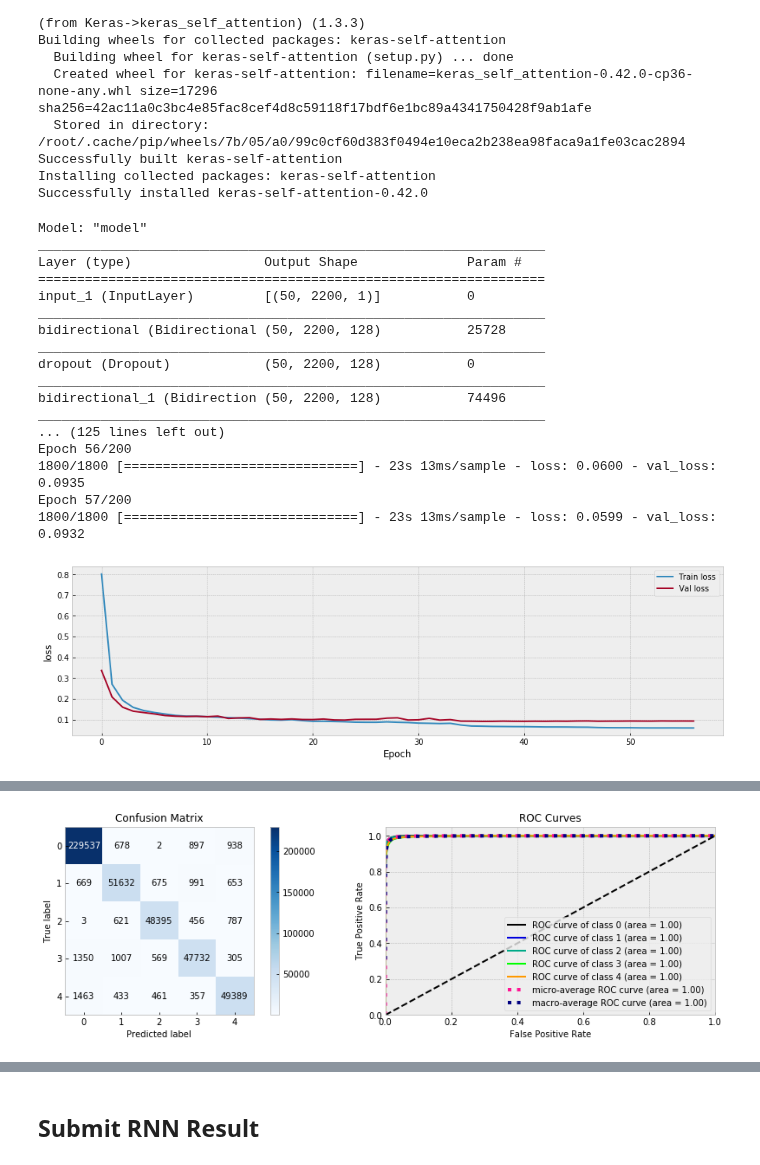
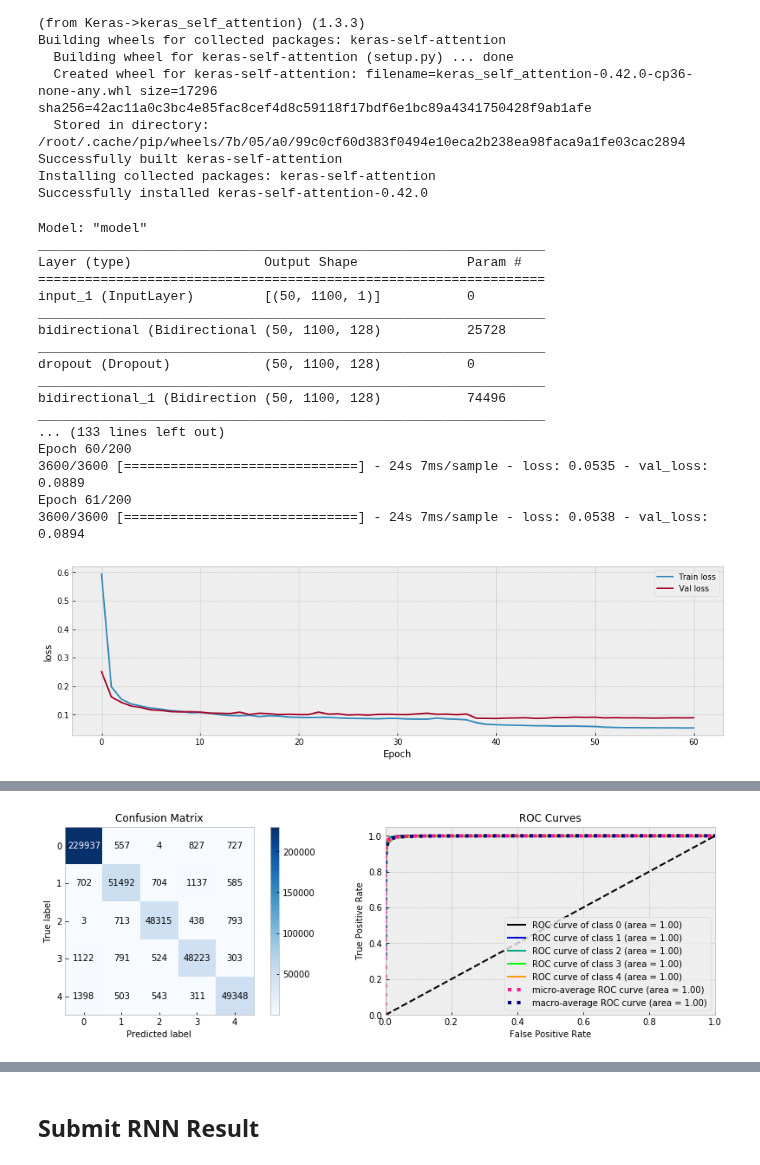
Before and after one commit to ABV-Hub/crowdanalytix, a Jupyter notebook: workinprogress.ipynb, the cells around one changed output, grey strips where cells are left out. Cells and saved outputs as stored; diff of their text form; code cells hidden in the pictures.

```diff
--- a/workinprogress.ipynb
+++ b/workinprogress.ipynb
@@ -284,7 +289,7 @@ FEATURES_NUM = data.shape[1]-1
 TARGET_TYPES = 5
 EPOCHS = 200
 BS = 50
-BLOCK=2200
+BLOCK=1100
 
 X, y = data.iloc[:, 1:], data.iloc[:, :1]
 #X, _, y, _ = train_test_split(X, y, random_state=RS, shuffle=False, test_size=0.5)
@@ -306,22 +311,7 @@ X_cv = X_cv.reshape(-1, BLOCK, FEATURES_NUM)
 y_cv_ = y_cv.reshape(-1, BLOCK, 1)
 
 weight_decay = 0.03
-'''
-model = Sequential([
-    Input(shape=(BLOCK, 1), batch_size=BS),
-    Bidirectional(GRU(64, return_sequences=True, kernel_regularizer=l2(weight_decay))),
-    Dropout(0.5),
-    Bidirectional(GRU(64, return_sequences=True)),
-    Dropout(0.4),
-    Bidirectional(GRU(64, return_sequences=True)),
-    Dropout(0.3),
-    Bidirectional(GRU(64, return_sequences=True)),
-    TimeDistributed(Dense(TARGET_TYPES, activation='softmax')),
-  ])
-'''
-
 inputs = Input(shape=(BLOCK, FEATURES_NUM,), batch_size=BS)
-#x = Embedding(1000, 64, input_length=BLOCK)(inputs)
 x = Bidirectional(GRU(64, return_sequences=True, kernel_regularizer=l2(weight_decay)))(inputs)
 x = Dropout(0.5)(x)
 x = Bidirectional(GRU(64, return_sequences=True))(x)
@@ -334,13 +324,18 @@ x = Bidirectional(GRU(64, return_sequences=True))(x)
 # state_h = Concatenate()([forward_h, backward_h])
 # x = Attention(512)([x, state_h])
 
+#out = Activation(activation='softmax')(x)
+#out = Dense(TARGET_TYPES, activation='softmax')(x)
 out = Dense(TARGET_TYPES, activation='softmax')(x)
 model = Model(inputs,out)
 
+step = tf.Variable(0, trainable=False)
+schedule = tf.keras.optimizers.schedules.ExponentialDecay(initial_learning_rate=1e-2, decay_steps=1000, decay_rate=0.96)
+lr=schedule(step)
+
 lr = 1e-2
-optimizer=Adam(lr=lr) #, amsgrad=False,
+optimizer=Adam(lr=lr) #, amsgrad=False)
 #optimizer=RMSprop(lr=1e-1)
-#optimizer=SGD(lr=lr, momentum=0.9)
 
 model.compile(optimizer=optimizer,
               metrics=[#'sparse_categorical_crossentropy'
@@ -355,10 +350,11 @@ class ResetStatesCallback(Callback):
         self.model.reset_states()
 
 lr_schedule = ReduceLROnPlateau(verbose=0, factor=0.2 , patience=10, monitor='val_loss', mode='min')
+#lr_schedule = LearningRateScheduler(lambda epoch: linear(epoch, max_lr=lr, min_lr=lr/10, epoches=EPOCHS))
 #lr_schedule = LearningRateScheduler(lambda epoch: annealing(epoch, cycle=14, max_lr=lr, min_lr=lr/10, epoches=EPOCHS))
 #lr_schedule = LearningRateScheduler(lambda epoch: onecycle(epoch, cycle=80, max_lr=lr, min_lr=lr/10, epoches=EPOCHS))
 
-early_stop = EarlyStopping( patience=30, monitor='val_loss', mode='min' )
+early_stop = EarlyStopping( patience=20, monitor='val_loss', mode='min' )
 model_save = ModelCheckpoint( "my_checkpoint.h5", monitor='val_loss', save_best_only=True, mode='min' )
 reset_states = ResetStatesCallback()
 
@@ -372,40 +368,40 @@ history = model.fit(X_train, y_train_,
           callbacks=[early_stop, reset_states, model_save, lr_schedule])
 
 #plt.semilogx(history.history["lr"], history.history["loss"])
 #plt.axis([1e-8, 1e-4, 0, 30])
 
 model = load_model('my_checkpoint.h5')
 
 plot_history(history, model.metrics_names)
 
 print(f'train loss: {np.min(history.history["loss"]):.5f} val loss:{np.min(history.history["val_loss"]):.5f}')
 
 model.reset_states()
 
 cv_pred_proba = model.predict(X_cv, use_multiprocessing=True)
 cv_pred_proba = cv_pred_proba.reshape(-1, TARGET_TYPES)
 cv_pred = cv_pred_proba.argmax(axis=1)
 
 fig = plt.figure(figsize=(15,4))
 skplt.metrics.plot_confusion_matrix(y_cv, cv_pred, ax=fig.add_subplot(1, 2, 1))
 skplt.metrics.plot_roc(y_cv, cv_pred_proba, ax=fig.add_subplot(1, 2, 2))
 plt.show()
 # %% [output]
 Model: "model"
 _________________________________________________________________
 Layer (type)                 Output Shape              Param #
 =================================================================
-input_1 (InputLayer)         [(50, 2200, 1)]           0
+input_1 (InputLayer)         [(50, 1100, 1)]           0
 _________________________________________________________________
-bidirectional (Bidirectional (50, 2200, 128)           25728
+bidirectional (Bidirectional (50, 1100, 128)           25728
 _________________________________________________________________
-dropout (Dropout)            (50, 2200, 128)           0
+dropout (Dropout)            (50, 1100, 128)           0
 _________________________________________________________________
-bidirectional_1 (Bidirection (50, 2200, 128)           74496
+bidirectional_1 (Bidirection (50, 1100, 128)           74496
 _________________________________________________________________
-... (125 lines left out)
-Epoch 56/200
-1800/1800 [==============================] - 23s 13ms/sample - loss: 0.0600 - val_loss: 0.0935
-Epoch 57/200
-1800/1800 [==============================] - 23s 13ms/sample - loss: 0.0599 - val_loss: 0.0932
+... (133 lines left out)
+Epoch 60/200
+3600/3600 [==============================] - 24s 7ms/sample - loss: 0.0535 - val_loss: 0.0889
+Epoch 61/200
+3600/3600 [==============================] - 24s 7ms/sample - loss: 0.0538 - val_loss: 0.0894
-[figure, old version]
+[figure, new version]
@@ -413,4 +409,4 @@ train loss: 0.05994 val loss:0.09172
-[figure, old version]
+[figure, new version]
 # %%
 model = tf.keras.models.load_model('my_checkpoint.h5')
 model.summary()
```
Also changed, not shown: parts of 4 cells of this notebook.
